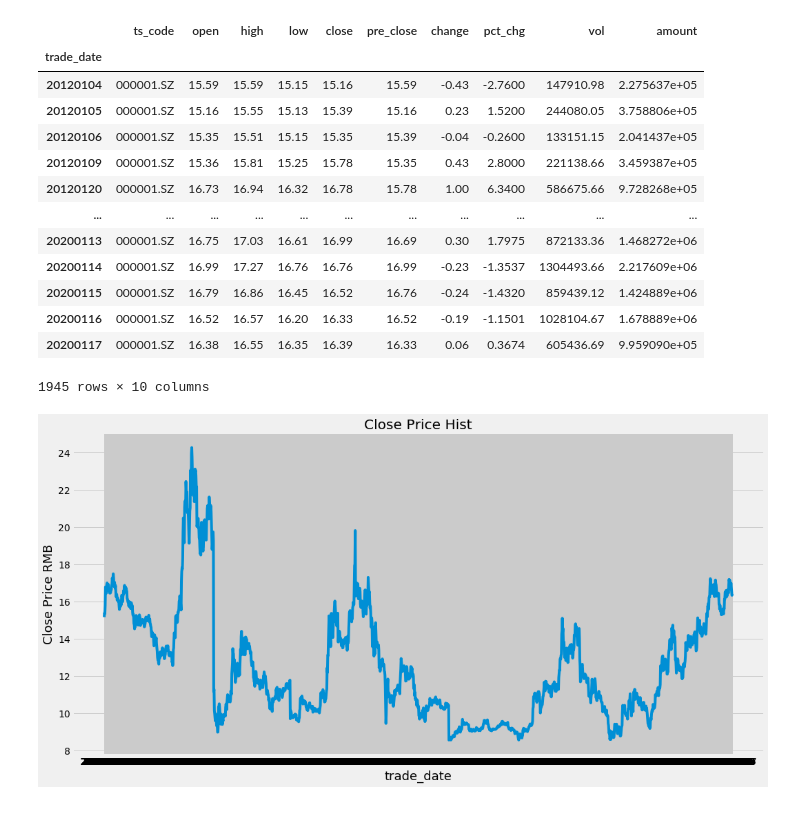
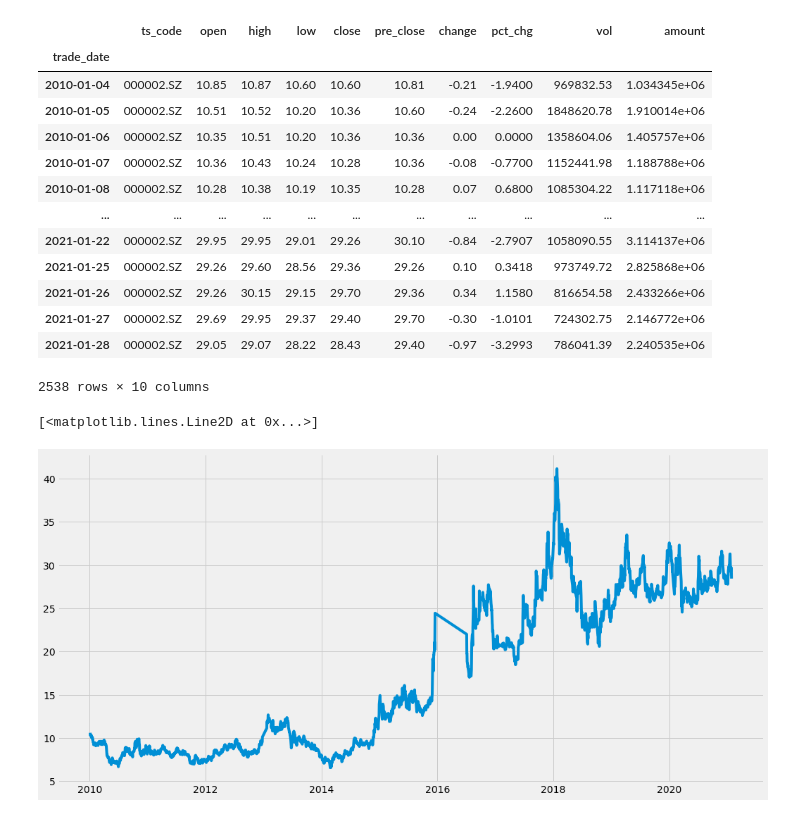
Before and after one commit to bizeasy17/investtrack, a Jupyter notebook: jupyternb/Stock Predict (tushare)_LSTM.ipynb, the cells around one changed output. Drawn from its saved outputs; the diff is of its cells as text; code cells hidden in the pictures.

```diff
--- a/jupyternb/Stock Predict (tushare)_LSTM.ipynb
+++ b/jupyternb/Stock Predict (tushare)_LSTM.ipynb
@@ -11,8 +11,8 @@ import matplotlib.pyplot as plt
 plt.style.use('fivethirtyeight')
 # %%
 pro = ts.pro_api()
-
-df = pro.daily(ts_code='000002.SZ', start_date='201200101', end_date='20200119')
-df
+# 万科A
+df = pro.daily(ts_code='000002.SZ', start_date='201000101', end_date='20210128')
+df.head()
 # %% [output]
 |  | ts_code | trade_date | open | high | low | close | pre_close | change | pct_chg | vol | ... |
@@ -69,0 +45,5 @@ plt.show()
+# %%
+df['trade_date'] = pd.to_datetime(df.trade_date, format='%Y%m%d')
+df.index = df['trade_date']
+df = df.sort_index()
+df
@@ -73,24 +68,21 @@ df
 # %% [output]
 |  | ts_code | open | high | low | close | pre_close | change | pct_chg | vol | amount |
 | trade_date |  |  |  |  |  |  |  |  |  |  |
-| 20120104 | 000001.SZ | 15.59 | 15.59 | 15.15 | 15.16 | 15.59 | -0.43 | -2.7600 | 147910.98 | 2.275637e+05 |
-| 20120105 | 000001.SZ | 15.16 | 15.55 | 15.13 | 15.39 | 15.16 | 0.23 | 1.5200 | 244080.05 | 3.758806e+05 |
-| 20120106 | 000001.SZ | 15.35 | 15.51 | 15.15 | 15.35 | 15.39 | -0.04 | -0.2600 | 133151.15 | 2.041437e+05 |
-| 20120109 | 000001.SZ | 15.36 | 15.81 | 15.25 | 15.78 | 15.35 | 0.43 | 2.8000 | 221138.66 | 3.459387e+05 |
-| 20120120 | 000001.SZ | 16.73 | 16.94 | 16.32 | 16.78 | 15.78 | 1.00 | 6.3400 | 586675.66 | 9.728268e+05 |
+| 2010-01-04 | 000002.SZ | 10.85 | 10.87 | 10.60 | 10.60 | 10.81 | -0.21 | -1.9400 | 969832.53 | 1.034345e+06 |
+| 2010-01-05 | 000002.SZ | 10.51 | 10.52 | 10.20 | 10.36 | 10.60 | -0.24 | -2.2600 | 1848620.78 | 1.910014e+06 |
+| 2010-01-06 | 000002.SZ | 10.35 | 10.51 | 10.20 | 10.36 | 10.36 | 0.00 | 0.0000 | 1358604.06 | 1.405757e+06 |
+| 2010-01-07 | 000002.SZ | 10.36 | 10.43 | 10.24 | 10.28 | 10.36 | -0.08 | -0.7700 | 1152441.98 | 1.188788e+06 |
+| 2010-01-08 | 000002.SZ | 10.28 | 10.38 | 10.19 | 10.35 | 10.28 | 0.07 | 0.6800 | 1085304.22 | 1.117118e+06 |
 | ... | ... | ... | ... | ... | ... | ... | ... | ... | ... | ... |
-| 20200113 | 000001.SZ | 16.75 | 17.03 | 16.61 | 16.99 | 16.69 | 0.30 | 1.7975 | 872133.36 | 1.468272e+06 |
-| 20200114 | 000001.SZ | 16.99 | 17.27 | 16.76 | 16.76 | 16.99 | -0.23 | -1.3537 | 1304493.66 | 2.217609e+06 |
-| 20200115 | 000001.SZ | 16.79 | 16.86 | 16.45 | 16.52 | 16.76 | -0.24 | -1.4320 | 859439.12 | 1.424889e+06 |
-| 20200116 | 000001.SZ | 16.52 | 16.57 | 16.20 | 16.33 | 16.52 | -0.19 | -1.1501 | 1028104.67 | 1.678889e+06 |
-| 20200117 | 000001.SZ | 16.38 | 16.55 | 16.35 | 16.39 | 16.33 | 0.06 | 0.3674 | 605436.69 | 9.959090e+05 |
+| 2021-01-22 | 000002.SZ | 29.95 | 29.95 | 29.01 | 29.26 | 30.10 | -0.84 | -2.7907 | 1058090.55 | 3.114137e+06 |
+| 2021-01-25 | 000002.SZ | 29.26 | 29.60 | 28.56 | 29.36 | 29.26 | 0.10 | 0.3418 | 973749.72 | 2.825868e+06 |
+| 2021-01-26 | 000002.SZ | 29.26 | 30.15 | 29.15 | 29.70 | 29.36 | 0.34 | 1.1580 | 816654.58 | 2.433266e+06 |
+| 2021-01-27 | 000002.SZ | 29.69 | 29.95 | 29.37 | 29.40 | 29.70 | -0.30 | -1.0101 | 724302.75 | 2.146772e+06 |
+| 2021-01-28 | 000002.SZ | 29.05 | 29.07 | 28.22 | 28.43 | 29.40 | -0.97 | -3.2993 | 786041.39 | 2.240535e+06 |
-1945 rows × 10 columns
+2538 rows × 10 columns
 # %%
-plt.figure(figsize=(16, 8))
-plt.title('Close Price Hist')
-plt.plot(df['close'])
-plt.xlabel('trade_date', fontsize=18)
-plt.ylabel('Close Price RMB', fontsize=18)
-plt.show()
+plt.figure(figsize=(16,8))
+plt.plot(df['close'], label='Close Price history')
 # %% [output]
+[<matplotlib.lines.Line2D at 0x...>]
-[figure, old version]
+[figure, new version]
```
Also changed, not shown: parts of 21 cells of this notebook, 3 other files.
